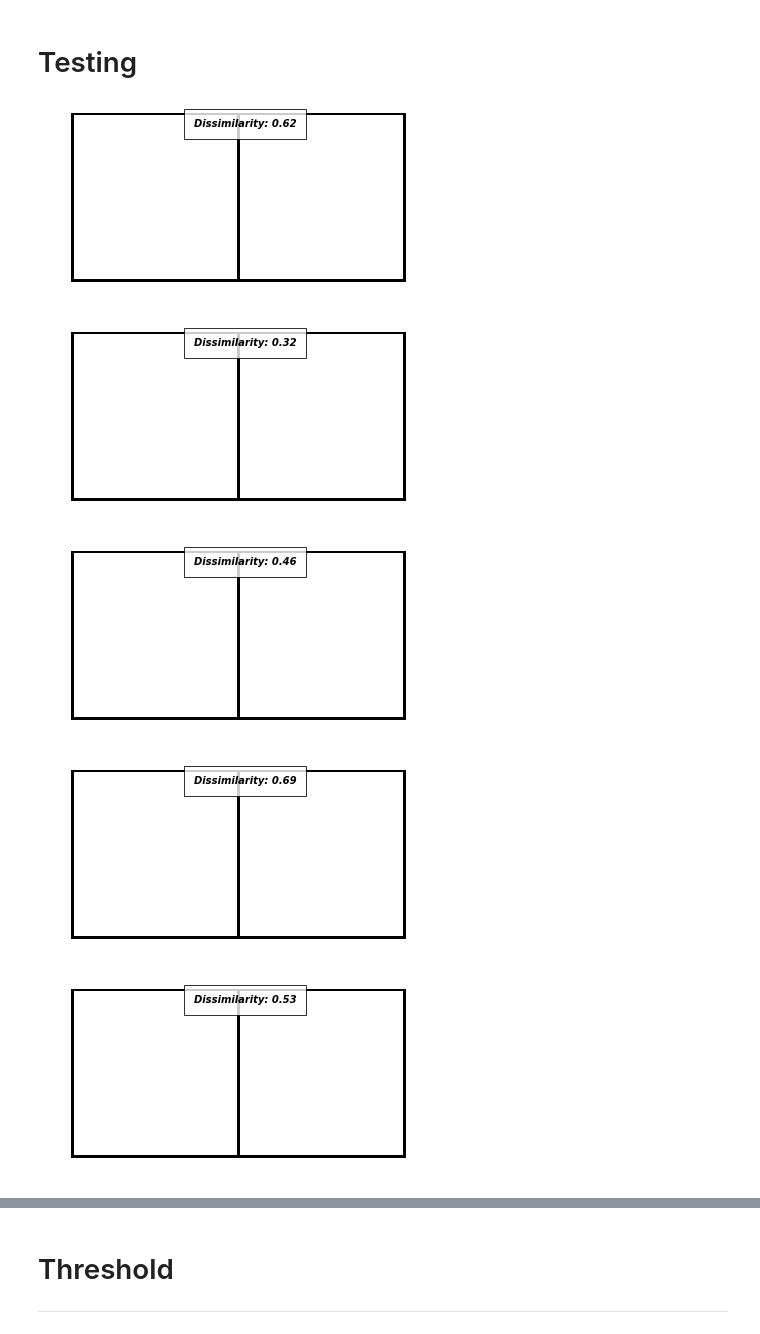
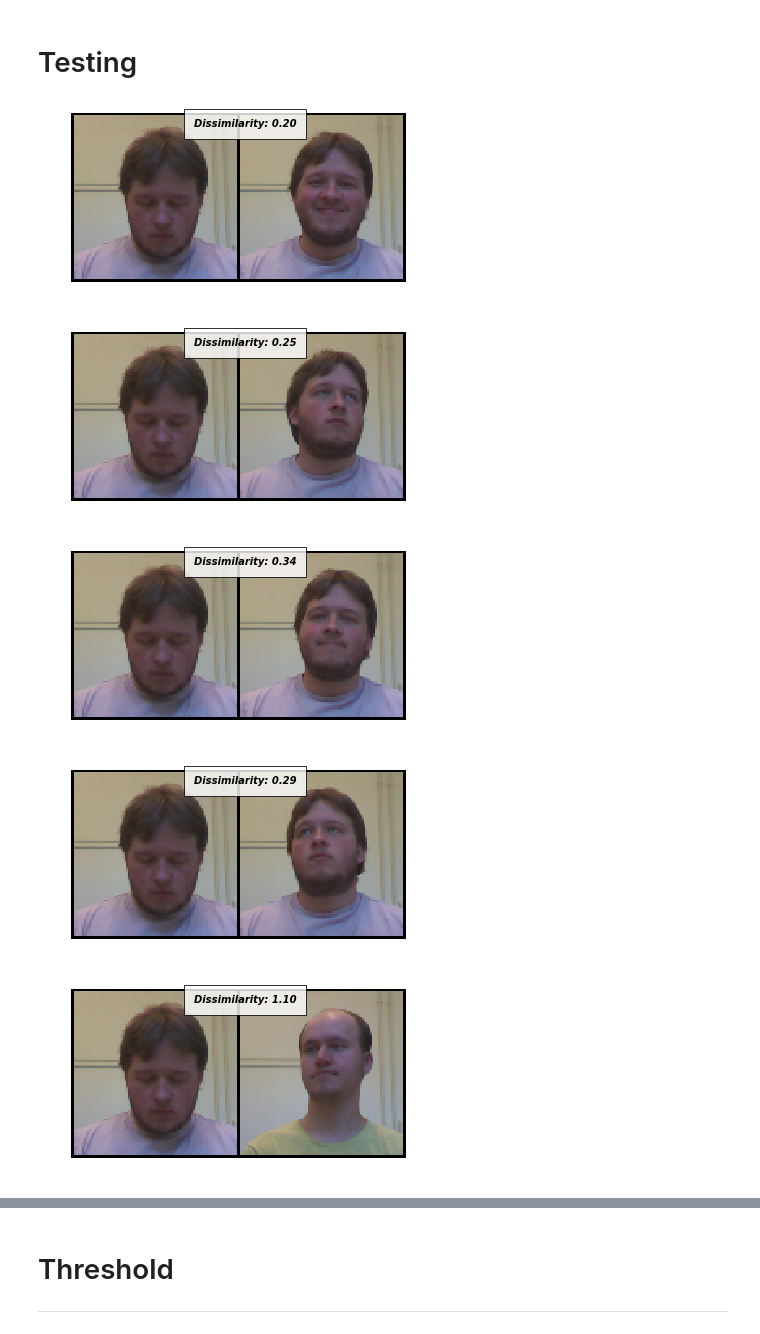
Before and after one commit to semperstew/faceid, a Jupyter notebook: faceid_pytorch.ipynb, the cells around one changed output, grey strips where cells are left out. Drawn from its saved outputs; the diff is of its cells as text; code cells hidden in the pictures.

Commit message:
fixed non-deterministic test results

```diff
--- a/faceid_pytorch.ipynb
+++ b/faceid_pytorch.ipynb
@@ -168,39 +198,35 @@ class ContrastiveLoss(nn.Module):
 # %% [markdown]
 # Train...
 # %%
-train_dataloader = DataLoader(train_dataset,
-                              shuffle=True,
-                              num_workers=1,
-                              #batch_size=Config.train_batch_size)
-                              batch_size=32)
+train_dataloader = DataLoader(train_dataset, num_workers=6, batch_size=Config.train_batch_size,
+                              worker_init_fn=worker_init_fn, sampler=SequentialSampler(train_dataset))
 # %%
-nnet = SiameseNetwork().cuda()
+nnet = SiameseNetwork().to(device)
 criterion = ContrastiveLoss()
-optimizer = optim.Adam(nnet.parameters(), lr = 0.0001)
+optimizer = optim.Adam(nnet.parameters(), lr = 0.0005)
 #writer = SummaryWriter()
 # %%
 counter = []
 loss_history = []
 iteration = 0
 # %%
+%%time
+set_seed(GLOBAL_SEED)
 for epoch in range(0, Config.train_number_epochs):
     for i, data in enumerate(train_dataloader,0):
-        img0, img1, label = data
-        img0 = img0.float()
-        img1 = img1.float()
-        img0, img1, label = img0.cuda(), img1.cuda(), label.cuda()
+        img0, img1, label = data[0:3]
+        img0, img1, label = img0.to(device), img1.to(device), label.to(device)
         optimizer.zero_grad()
         output0, output1 = nnet(img0, img1)
         contrastive_loss = criterion(output0, output1, label)
         contrastive_loss.backward()
         optimizer.step()
         if i % 10 == 0:
-            print("Epoch number {}\n Current loss {}\n".format(epoch, contrastive_loss.item()))
             iteration += 10
 #            writer.add_scalar('data/train_loss', contrastive_loss.item(), iteration)
             counter.append(iteration)
             loss_history.append(contrastive_loss.item())
-show_plot(counter, loss_history)
+            show_plot(counter, loss_history)
 
-torch.save(nnet.state_dict(), '/home/astewart/repos/faceid/models/siamese.pt')
+torch.save(nnet.state_dict(), '/home/astewart/repos/faceid/models/siamese_50epochs.pt')
 # %% [output]
@@ -225,27 +236,27 @@ Epoch number 49
 # %%
-nnet = SiameseNetwork().cuda()
-nnet.load_state_dict(torch.load('/home/astewart/repos/faceid/models/siamese.pt'))
+#nnet = SiameseNetwork().cuda()
+#nnet.load_state_dict(torch.load('/home/astewart/repos/faceid/models/siamese.pt'))
 # %% [markdown]
 # Testing
 # %%
-test_dataset = dset.ImageFolder(root=Config.test_dir)
-faceid_dataset = FaceIdDataset(imageFolderDataset=test_dataset,
+nnet.eval()
+test_folders = dset.ImageFolder(root=Config.test_dir)
+test_dataset = FaceIdDataset(imageFolderDataset=test_folders,
                                transform=transforms.Compose([transforms.ToTensor()]))
 
-test_dataloader = DataLoader(faceid_dataset, num_workers=6, batch_size=1, shuffle=True)
+test_dataloader = DataLoader(test_dataset, num_workers=0, batch_size=1, shuffle=True, worker_init_fn=worker_init_fn)
 dataiter = iter(test_dataloader)
-x0,_,_ = next(dataiter)
+rgbd0, _ ,_ , img0, _ = next(dataiter)
 
 for i in range(10):
-    _,x1,label2 = next(dataiter)
-    concatenated = torch.cat((x0[:,:3,:,:],x1[:,:3,:,:]),0)
-
-    output0, output1 = nnet(Variable(x0.float()).cuda(), Variable(x1.float()).cuda())
+    _, rgbd1, _, _, img1 = next(dataiter)
+    concatenated = torch.cat((img0, img1), 0)
+    output0, output1 = nnet(Variable(rgbd0).to(device), Variable(rgbd1).to(device))
     l2_norm = F.pairwise_distance(output0, output1)
     imshow(torchvision.utils.make_grid(concatenated), 'Dissimilarity: {:.2f}'.format(l2_norm.item()))
 # %% [output]
-[figure, old version]
+[figure, new version]
-[figure, old version]
+[figure, new version]
-[figure, old version]
+[figure, new version]
-[figure, old version]
+[figure, new version]
-[figure, old version]
+[figure, new version]
```
Also changed, not shown: parts of 19 cells of this notebook.
